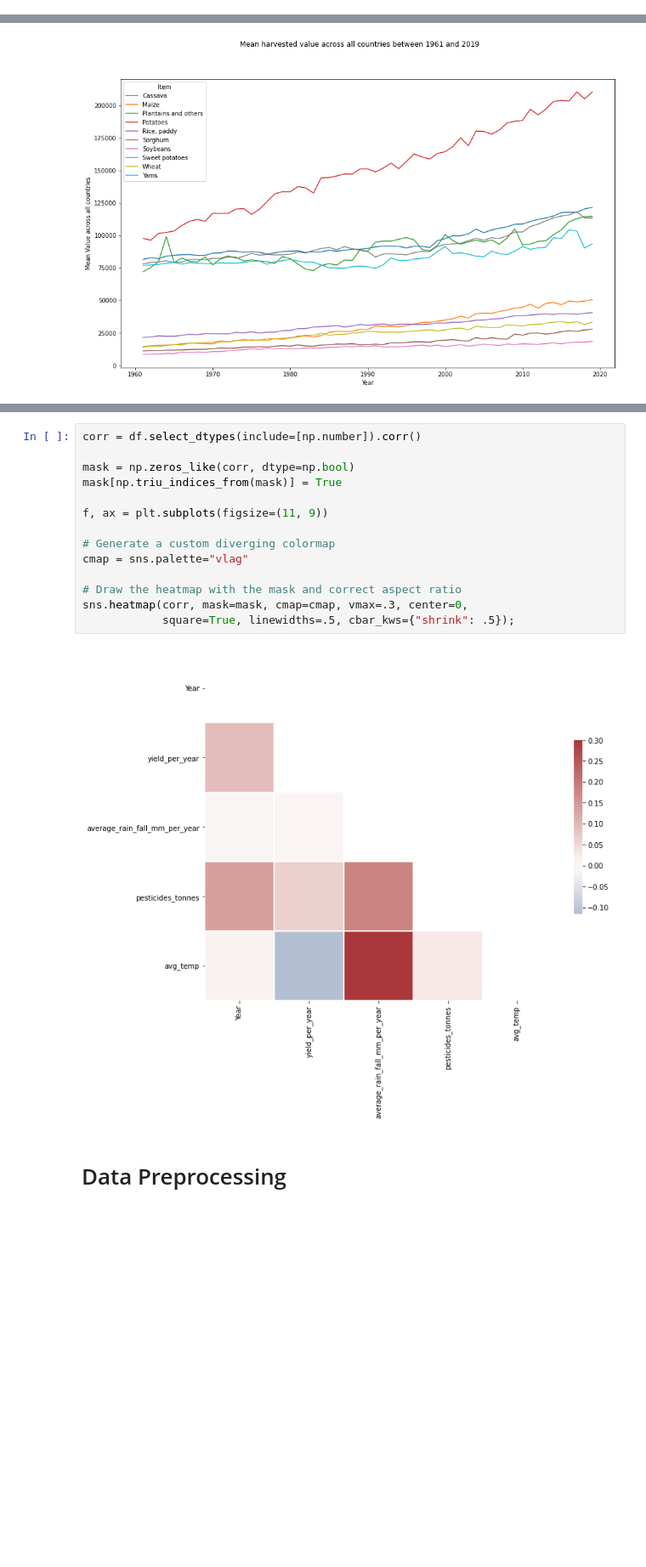
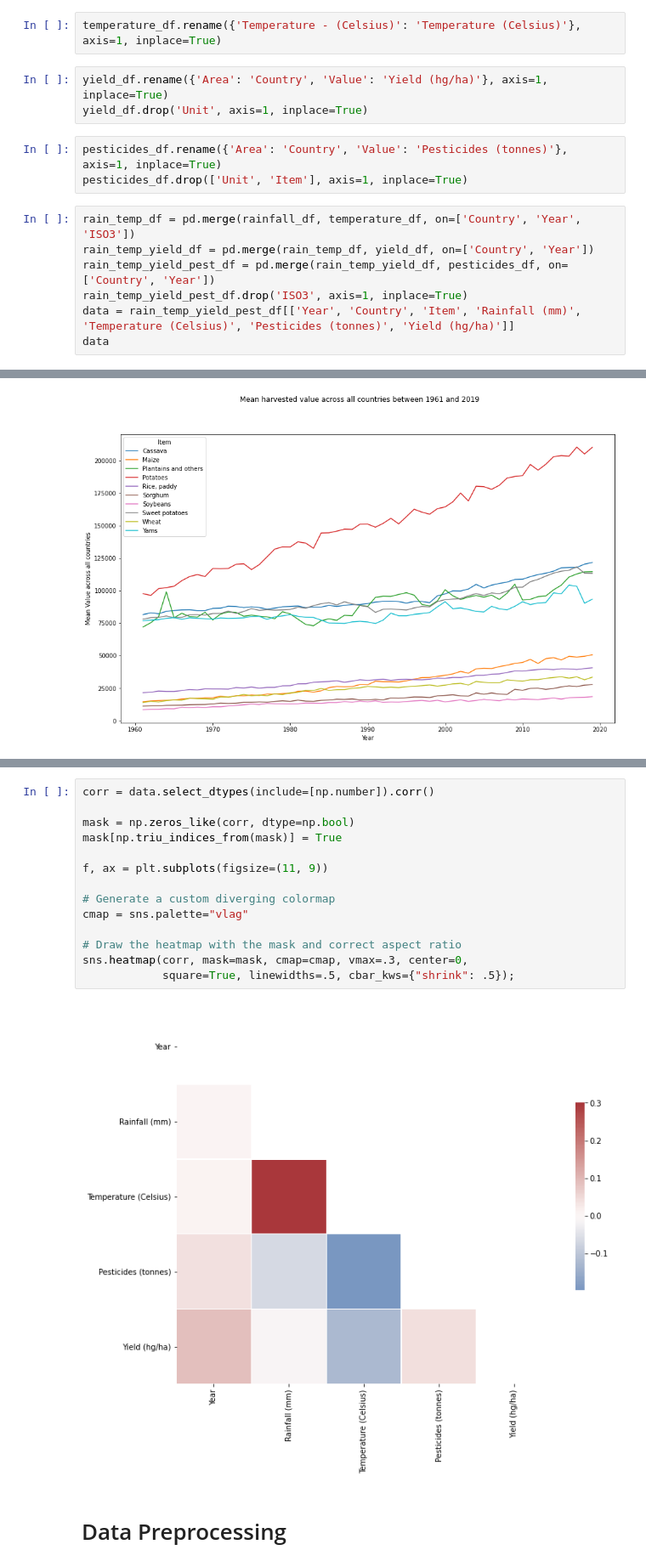
Before and after one commit to Drinkler/Yield-Prediction, a Jupyter notebook: Yield_Prediction.ipynb, the cells around one changed output, grey strips where cells are left out. Shown at 85% size. Cells and saved outputs as stored; diff of their text form; blank space fills up the shorter version.

```diff
--- a/Yield_Prediction.ipynb
+++ b/Yield_Prediction.ipynb
@@ -381,0 +367,15 @@ rain_temp_df
+# %%
+temperature_df.rename({'Temperature - (Celsius)': 'Temperature (Celsius)'}, axis=1, inplace=True)
+# %%
+yield_df.rename({'Area': 'Country', 'Value': 'Yield (hg/ha)'}, axis=1, inplace=True)
+yield_df.drop('Unit', axis=1, inplace=True)
+# %%
+pesticides_df.rename({'Area': 'Country', 'Value': 'Pesticides (tonnes)'}, axis=1, inplace=True)
+pesticides_df.drop(['Unit', 'Item'], axis=1, inplace=True)
+# %%
+rain_temp_df = pd.merge(rainfall_df, temperature_df, on=['Country', 'Year', 'ISO3'])
+rain_temp_yield_df = pd.merge(rain_temp_df, yield_df, on=['Country', 'Year'])
+rain_temp_yield_pest_df = pd.merge(rain_temp_yield_df, pesticides_df, on=['Country', 'Year'])
+rain_temp_yield_pest_df.drop('ISO3', axis=1, inplace=True)
+data = rain_temp_yield_pest_df[['Year', 'Country', 'Item', 'Rainfall (mm)', 'Temperature (Celsius)', 'Pesticides (tonnes)', 'Yield (hg/ha)']]
+data
@@ -763,18 +536,18 @@ Name: yield_per_year, dtype: int64
 # %%
-corr = df.select_dtypes(include=[np.number]).corr()
+corr = data.select_dtypes(include=[np.number]).corr()
 
 mask = np.zeros_like(corr, dtype=np.bool)
 mask[np.triu_indices_from(mask)] = True
 
 f, ax = plt.subplots(figsize=(11, 9))
 
 # Generate a custom diverging colormap
 cmap = sns.palette="vlag"
 
 # Draw the heatmap with the mask and correct aspect ratio
 sns.heatmap(corr, mask=mask, cmap=cmap, vmax=.3, center=0,
             square=True, linewidths=.5, cbar_kws={"shrink": .5});
 # %% [output]
-[figure, old version]
+[figure, new version]
 # %% [markdown]
 # Data Preprocessing
```
Also changed, not shown: parts of 86 cells of this notebook.
